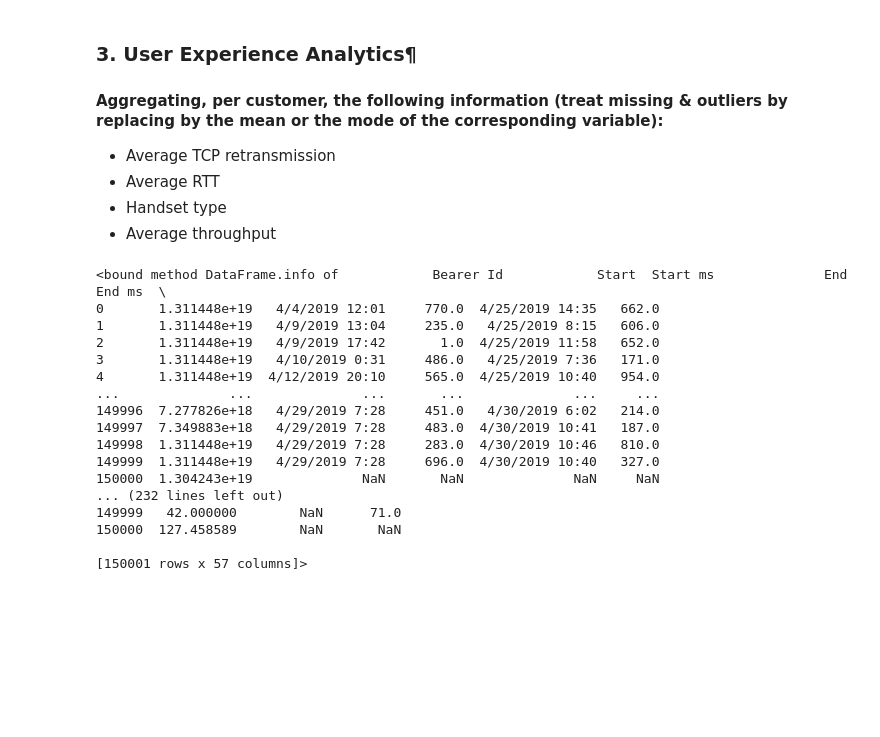
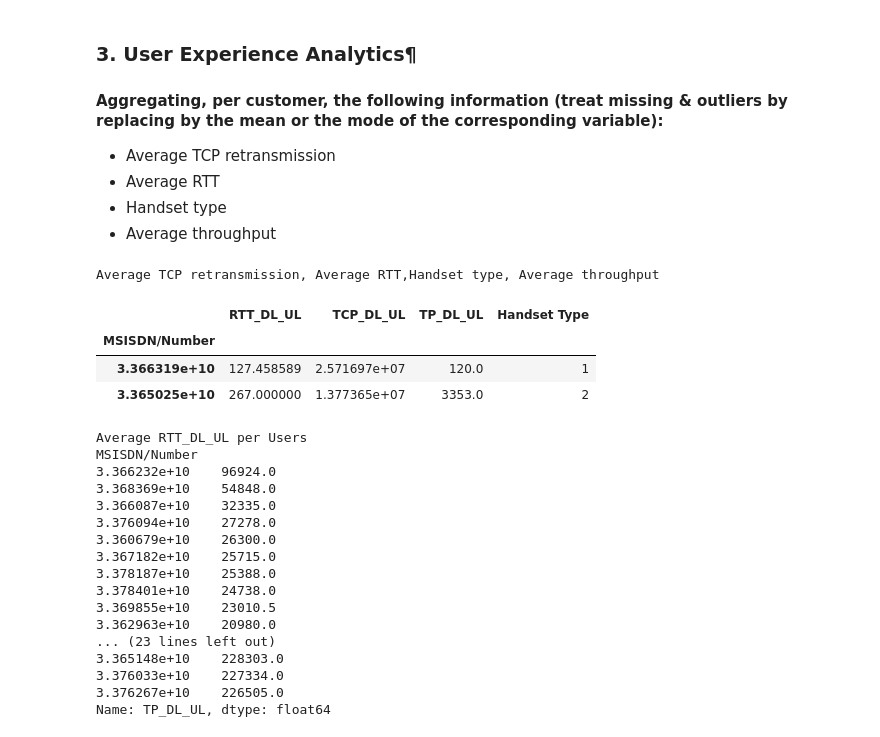
Before and after one commit to Caphace-Ethan/Telecom-User-Data-Analysis, a Jupyter notebook: notebooks/Data_Exploratory_Analysis.ipynb, the cells around one changed output. Saved outputs shown, nothing was run; the diff lists cells and outputs as text; code cells hidden in the pictures; blank space fills up the shorter version.

```diff
--- a/notebooks/Data_Exploratory_Analysis.ipynb
+++ b/notebooks/Data_Exploratory_Analysis.ipynb
@@ -1128,25 +1128,7 @@ loaded_data = pd.read_csv('../data/Week1_challenge_data_source.csv', na_values=[
 processed_data['RTT_DL_UL'] = processed_data['Avg RTT DL (ms)'] + processed_data['Avg RTT UL (ms)']
 processed_data['TCP_DL_UL'] = loaded_data['TCP DL Retrans. Vol (Bytes)'] + loaded_data['TCP UL Retrans. Vol (Bytes)']
 processed_data['TP_DL_UL'] = processed_data['Avg Bearer TP DL (kbps)'] + processed_data['Avg Bearer TP UL (kbps)']
-processed_data
+# processed_data
-# %% [output]
-<bound method DataFrame.info of            Bearer Id            Start  Start ms              End  End ms  \
-0       1.311448e+19   4/4/2019 12:01     770.0  4/25/2019 14:35   662.0
-1       1.311448e+19   4/9/2019 13:04     235.0   4/25/2019 8:15   606.0
-2       1.311448e+19   4/9/2019 17:42       1.0  4/25/2019 11:58   652.0
-3       1.311448e+19   4/10/2019 0:31     486.0   4/25/2019 7:36   171.0
-4       1.311448e+19  4/12/2019 20:10     565.0  4/25/2019 10:40   954.0
-...              ...              ...       ...              ...     ...
-149996  7.277826e+18   4/29/2019 7:28     451.0   4/30/2019 6:02   214.0
-149997  7.349883e+18   4/29/2019 7:28     483.0  4/30/2019 10:41   187.0
-149998  1.311448e+19   4/29/2019 7:28     283.0  4/30/2019 10:46   810.0
-149999  1.311448e+19   4/29/2019 7:28     696.0  4/30/2019 10:40   327.0
-150000  1.304243e+19              NaN       NaN              NaN     NaN
-... (232 lines left out)
-149999   42.000000        NaN      71.0
-150000  127.458589        NaN       NaN
-
-[150001 rows x 57 columns]>
 # %%
  # Filling Missing Values for 'TCP DL Retrans. Vol (Bytes)', and 'TCP UL Retrans. Vol (Bytes)'
 
@@ -1160,3 +1142,39 @@ column_list = ['TCP_DL_UL']
 
 processed_data = Mean_filling(processed_data, column_list)
 # processed_data.info()
+# %%
+user_aggregate = processed_data.groupby('MSISDN/Number').agg({'RTT_DL_UL':'mean','TCP_DL_UL':'mean','TP_DL_UL':'mean','Handset Type':'count'})
+print("Average TCP retransmission, Average RTT,Handset type, Average throughput")
+user_aggregate.sample(2)
+# %% [output]
+Average TCP retransmission, Average RTT,Handset type, Average throughput
+|  | RTT_DL_UL | TCP_DL_UL | TP_DL_UL | Handset Type |
+| MSISDN/Number |  |  |  |  |
+| 3.366319e+10 | 127.458589 | 2.571697e+07 | 120.0 | 1 |
+| 3.365025e+10 | 267.000000 | 1.377365e+07 | 3353.0 | 2 |
+# %%
+user_aggregate = processed_data.groupby('MSISDN/Number')['RTT_DL_UL','TCP_DL_UL','TP_DL_UL','Handset Type'].mean()
+# user_aggregate.head(10)
+
+column_list1 = ['RTT_DL_UL','TCP_DL_UL','TP_DL_UL']
+for column in column_list1:
+    print("Average %s per Users " %column)
+    print(user_aggregate[column].sort_values(ascending=False).head(10))
+# %% [output]
+Average RTT_DL_UL per Users
+MSISDN/Number
+3.366232e+10    96924.0
+3.368369e+10    54848.0
+3.366087e+10    32335.0
+3.376094e+10    27278.0
+3.360679e+10    26300.0
+3.367182e+10    25715.0
+3.378187e+10    25388.0
+3.378401e+10    24738.0
+3.369855e+10    23010.5
+3.362963e+10    20980.0
+... (23 lines left out)
+3.365148e+10    228303.0
+3.376033e+10    227334.0
+3.376267e+10    226505.0
+Name: TP_DL_UL, dtype: float64
```
Also changed, not shown: parts of 5 cells of this notebook.
